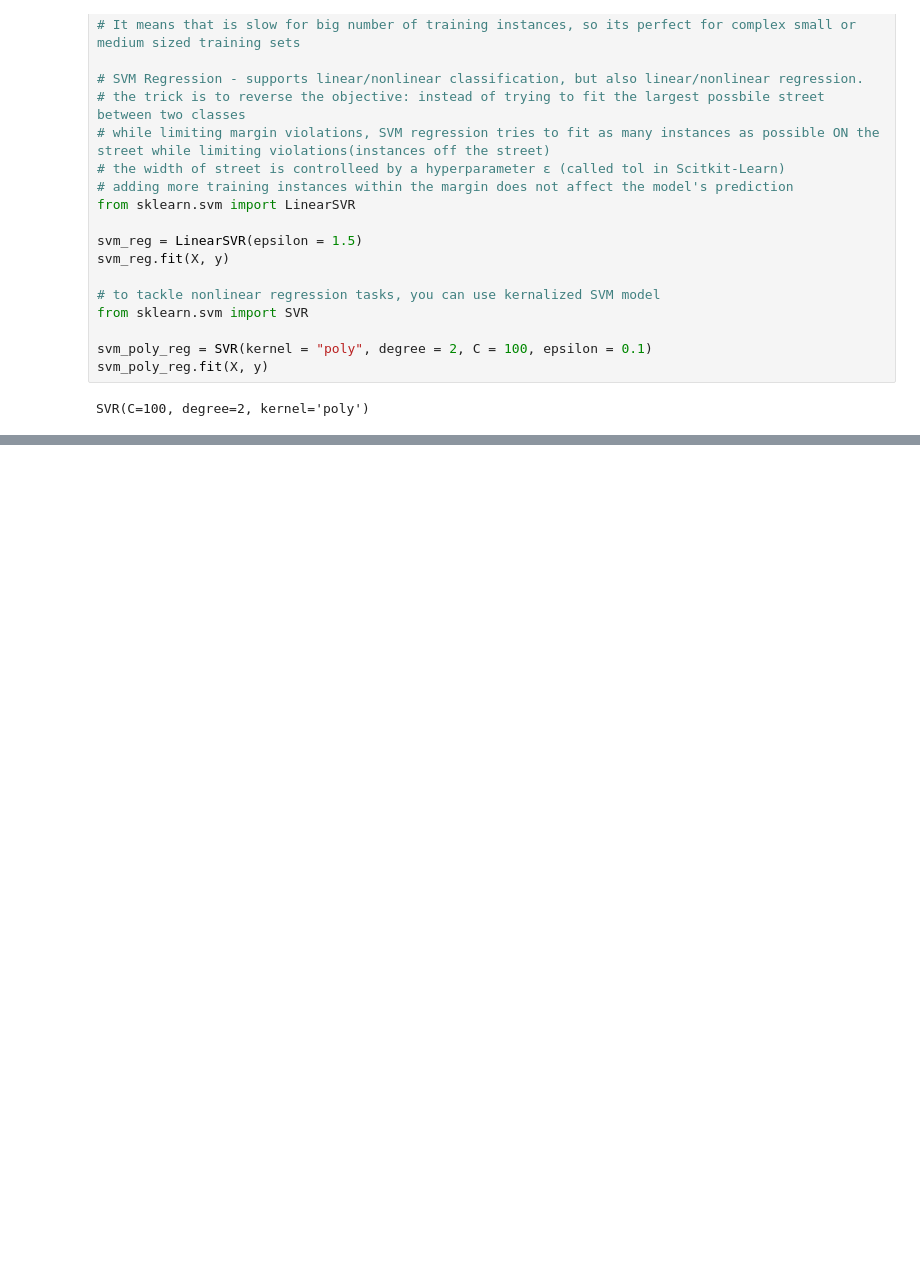
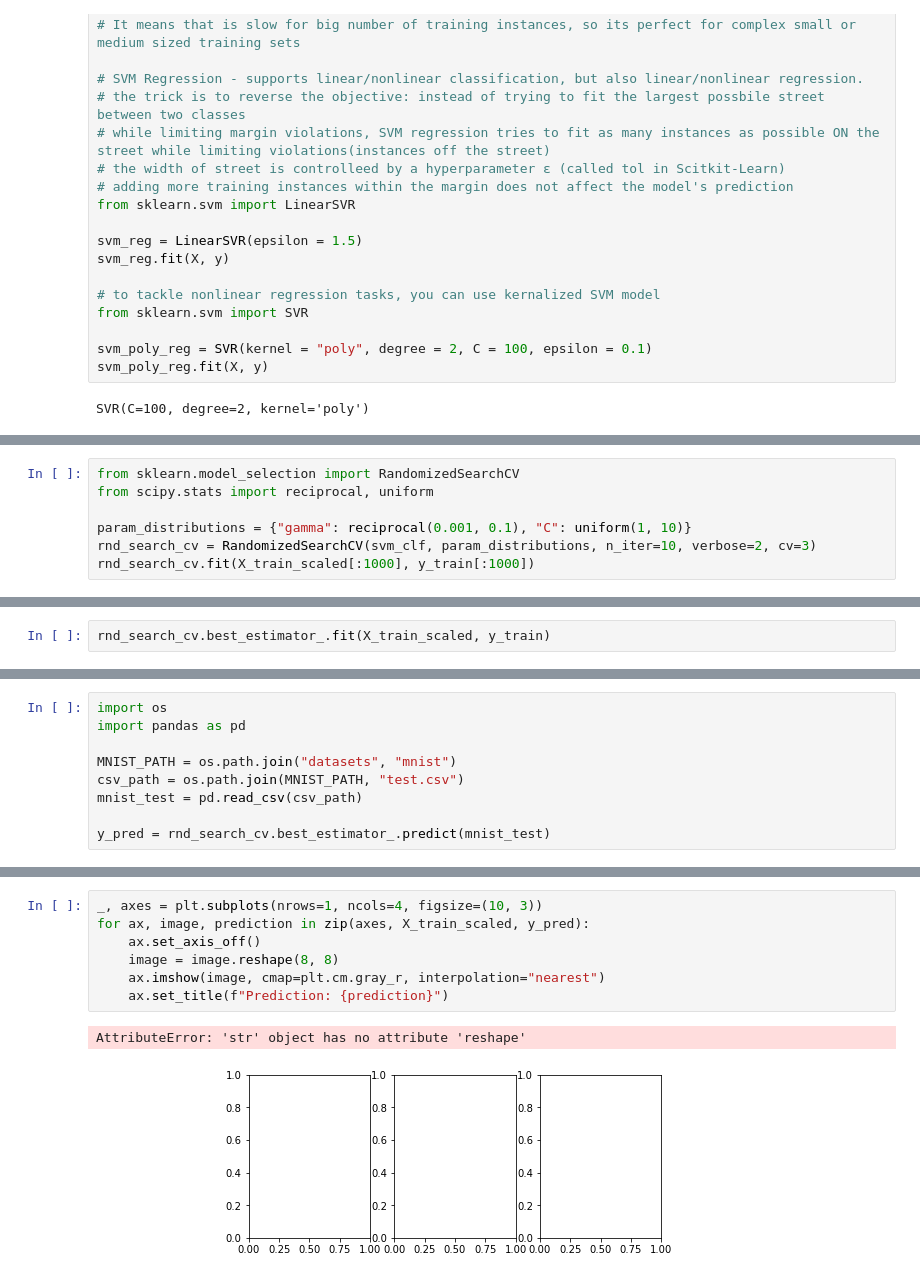
Before and after one commit to staszewski/hands-on-machine-learning, a Jupyter notebook: 5-svm.ipynb, the cells around one changed output, grey strips where cells are left out. Saved outputs shown, nothing was run; the diff lists cells and outputs as text; blank space fills up the shorter version.

```diff
--- a/5-svm.ipynb
+++ b/5-svm.ipynb
@@ -126,0 +180,7 @@ SVR(C=100, degree=2, kernel='poly')
+# %%
+from sklearn.model_selection import RandomizedSearchCV
+from scipy.stats import reciprocal, uniform
+
+param_distributions = {"gamma": reciprocal(0.001, 0.1), "C": uniform(1, 10)}
+rnd_search_cv = RandomizedSearchCV(svm_clf, param_distributions, n_iter=10, verbose=2, cv=3)
+rnd_search_cv.fit(X_train_scaled[:1000], y_train[:1000])
@@ -126,0 +209,2 @@ SVR(C=100, degree=2, kernel='poly')
+# %%
+rnd_search_cv.best_estimator_.fit(X_train_scaled, y_train)
@@ -126,0 +213,9 @@ SVR(C=100, degree=2, kernel='poly')
+# %%
+import os
+import pandas as pd
+
+MNIST_PATH = os.path.join("datasets", "mnist")
+csv_path = os.path.join(MNIST_PATH, "test.csv")
+mnist_test = pd.read_csv(csv_path)
+
+y_pred = rnd_search_cv.best_estimator_.predict(mnist_test)
@@ -126,0 +247,10 @@ SVR(C=100, degree=2, kernel='poly')
+# %%
+_, axes = plt.subplots(nrows=1, ncols=4, figsize=(10, 3))
+for ax, image, prediction in zip(axes, X_train_scaled, y_pred):
+    ax.set_axis_off()
+    image = image.reshape(8, 8)
+    ax.imshow(image, cmap=plt.cm.gray_r, interpolation="nearest")
+    ax.set_title(f"Prediction: {prediction}")
+# %% [output]
+AttributeError: 'str' object has no attribute 'reshape'
+[figure, added]
```
Also changed, not shown: parts of 14 cells of this notebook.
